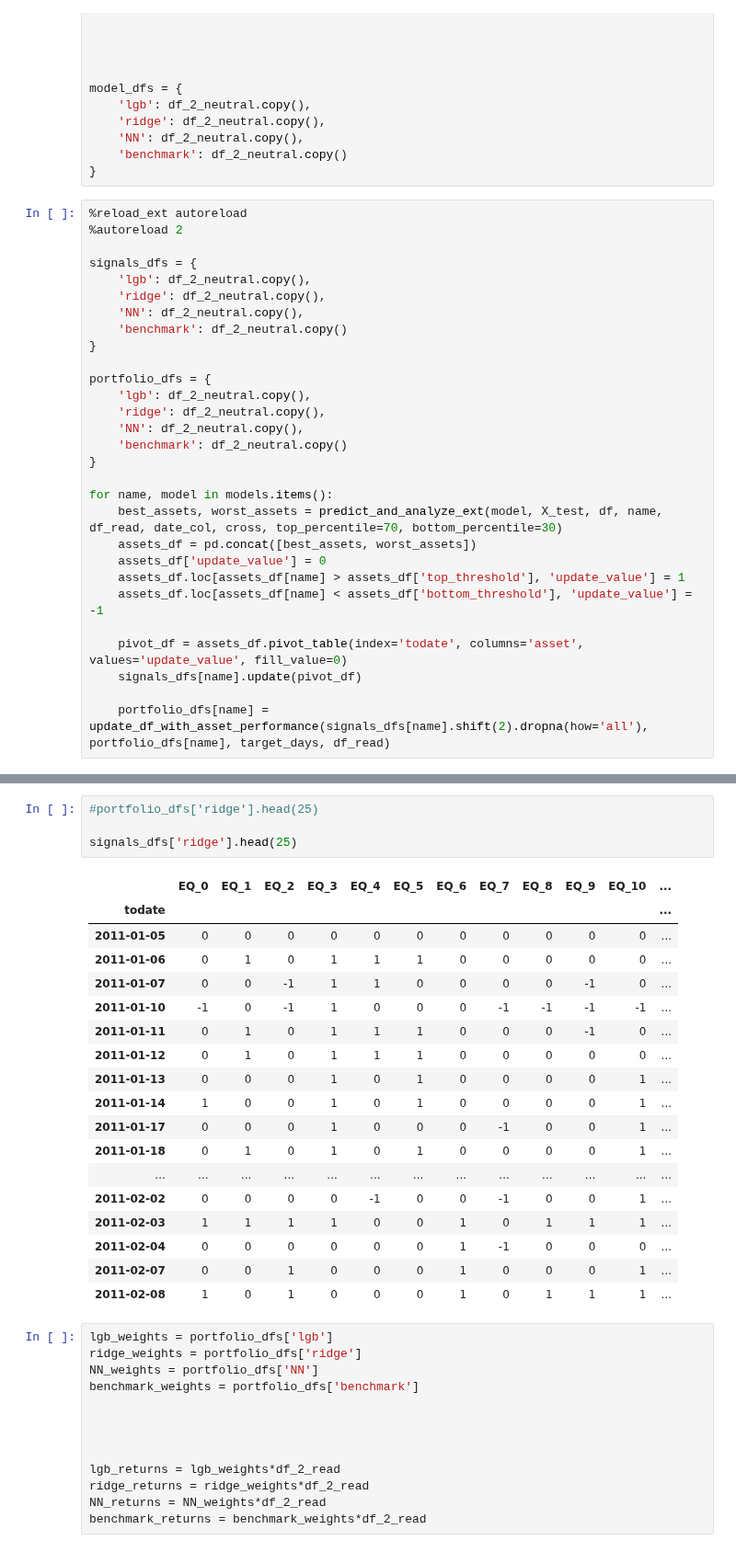
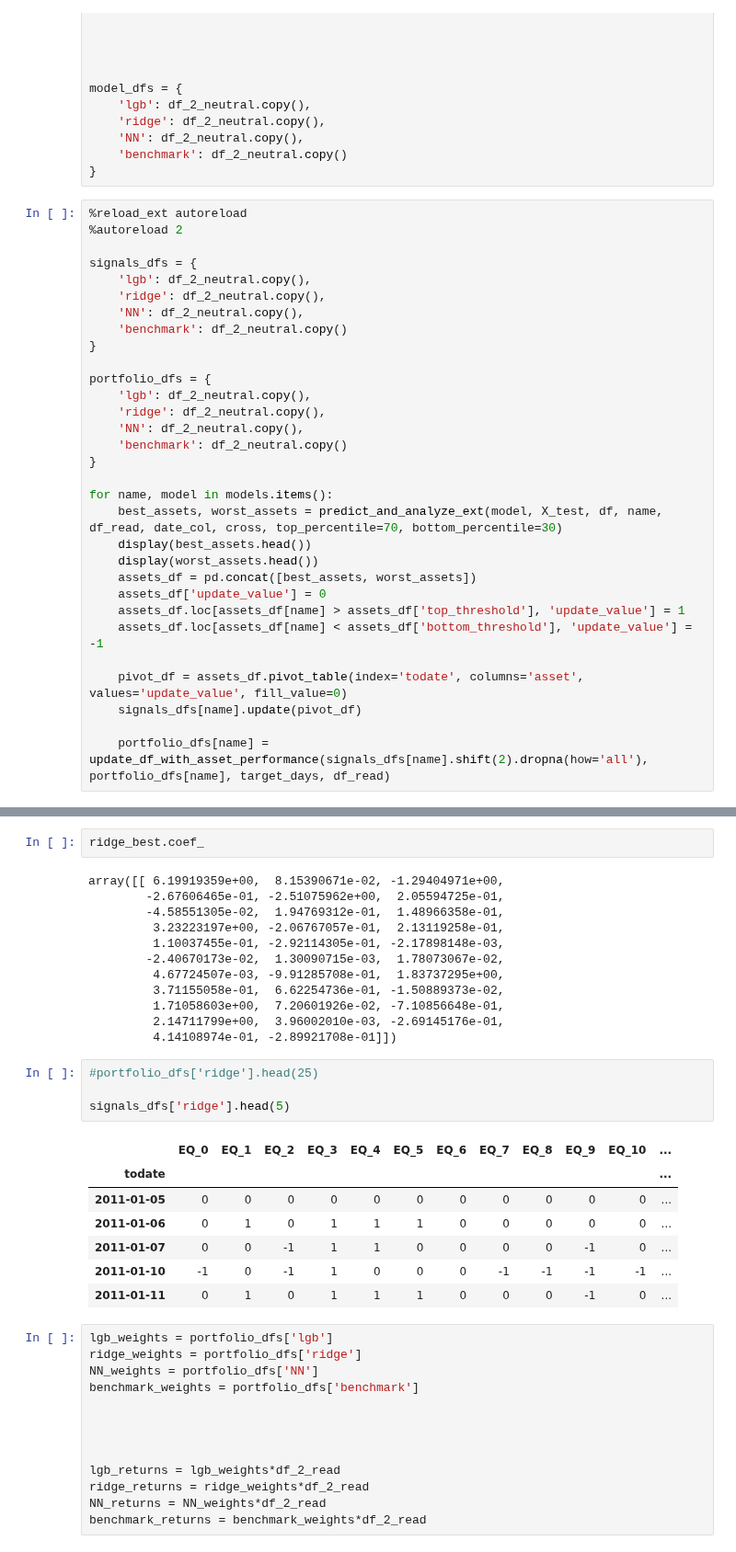
Before and after one commit to OscarAzrak/Master-thesis, a Jupyter notebook: Files/Codes_ts.ipynb, the cells around one changed output, grey strips where cells are left out. Shown at 92% size. Drawn from its saved outputs; the diff is of its cells as text.

```diff
--- a/Files/Codes_ts.ipynb
+++ b/Files/Codes_ts.ipynb
@@ -139,6 +158,8 @@ portfolio_dfs = {
 
 for name, model in models.items():
     best_assets, worst_assets = predict_and_analyze_ext(model, X_test, df, name, df_read, date_col, cross, top_percentile=70, bottom_percentile=30)
+    display(best_assets.head())
+    display(worst_assets.head())
     assets_df = pd.concat([best_assets, worst_assets])
     assets_df['update_value'] = 0
     assets_df.loc[assets_df[name] > assets_df['top_threshold'], 'update_value'] = 1
@@ -151,26 +197,29 @@ for name, model in models.items():
+# %%
+ridge_best.coef_
+# %% [output]
+array([[ 6.19919359e+00,  8.15390671e-02, -1.29404971e+00,
+        -2.67606465e-01, -2.51075962e+00,  2.05594725e-01,
+        -4.58551305e-02,  1.94769312e-01,  1.48966358e-01,
+         3.23223197e+00, -2.06767057e-01,  2.13119258e-01,
+         1.10037455e-01, -2.92114305e-01, -2.17898148e-03,
+        -2.40670173e-02,  1.30090715e-03,  1.78073067e-02,
+         4.67724507e-03, -9.91285708e-01,  1.83737295e+00,
+         3.71155058e-01,  6.62254736e-01, -1.50889373e-02,
+         1.71058603e+00,  7.20601926e-02, -7.10856648e-01,
+         2.14711799e+00,  3.96002010e-03, -2.69145176e-01,
+         4.14108974e-01, -2.89921708e-01]])
 # %%
 #portfolio_dfs['ridge'].head(25)
 
-signals_dfs['ridge'].head(25)
+signals_dfs['ridge'].head(5)
 # %% [output]
 |  | EQ_0 | EQ_1 | EQ_2 | EQ_3 | EQ_4 | EQ_5 | EQ_6 | EQ_7 | EQ_8 | EQ_9 | EQ_10 | ... |
 | todate |  |  |  |  |  |  |  |  |  |  |  | ... |
 | 2011-01-05 | 0 | 0 | 0 | 0 | 0 | 0 | 0 | 0 | 0 | 0 | 0 | ... |
 | 2011-01-06 | 0 | 1 | 0 | 1 | 1 | 1 | 0 | 0 | 0 | 0 | 0 | ... |
 | 2011-01-07 | 0 | 0 | -1 | 1 | 1 | 0 | 0 | 0 | 0 | -1 | 0 | ... |
 | 2011-01-10 | -1 | 0 | -1 | 1 | 0 | 0 | 0 | -1 | -1 | -1 | -1 | ... |
 | 2011-01-11 | 0 | 1 | 0 | 1 | 1 | 1 | 0 | 0 | 0 | -1 | 0 | ... |
-| 2011-01-12 | 0 | 1 | 0 | 1 | 1 | 1 | 0 | 0 | 0 | 0 | 0 | ... |
-| 2011-01-13 | 0 | 0 | 0 | 1 | 0 | 1 | 0 | 0 | 0 | 0 | 1 | ... |
-| 2011-01-14 | 1 | 0 | 0 | 1 | 0 | 1 | 0 | 0 | 0 | 0 | 1 | ... |
-| 2011-01-17 | 0 | 0 | 0 | 1 | 0 | 0 | 0 | -1 | 0 | 0 | 1 | ... |
-| 2011-01-18 | 0 | 1 | 0 | 1 | 0 | 1 | 0 | 0 | 0 | 0 | 1 | ... |
-| ... | ... | ... | ... | ... | ... | ... | ... | ... | ... | ... | ... | ... |
-| 2011-02-02 | 0 | 0 | 0 | 0 | -1 | 0 | 0 | -1 | 0 | 0 | 1 | ... |
-| 2011-02-03 | 1 | 1 | 1 | 1 | 0 | 0 | 1 | 0 | 1 | 1 | 1 | ... |
-| 2011-02-04 | 0 | 0 | 0 | 0 | 0 | 0 | 1 | -1 | 0 | 0 | 0 | ... |
-| 2011-02-07 | 0 | 0 | 1 | 0 | 0 | 0 | 1 | 0 | 0 | 0 | 1 | ... |
-| 2011-02-08 | 1 | 0 | 1 | 0 | 0 | 0 | 1 | 0 | 1 | 1 | 1 | ... |
 # %%
 lgb_weights = portfolio_dfs['lgb']
 ridge_weights = portfolio_dfs['ridge']
```
Also changed, not shown: parts of 2 cells of this notebook, 2 other files.
